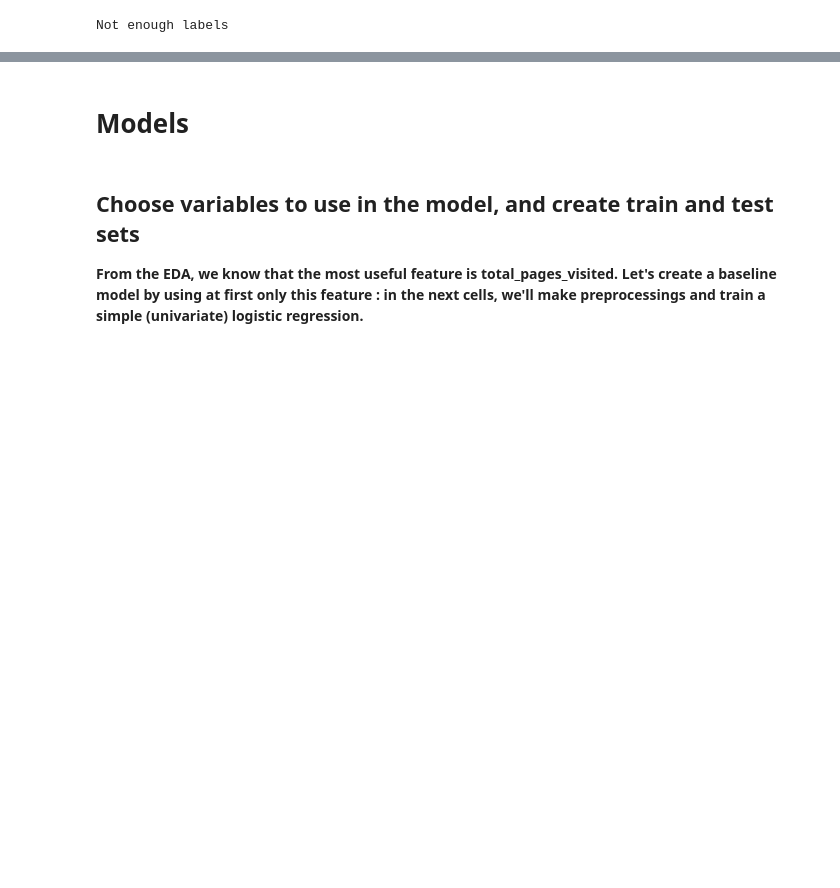
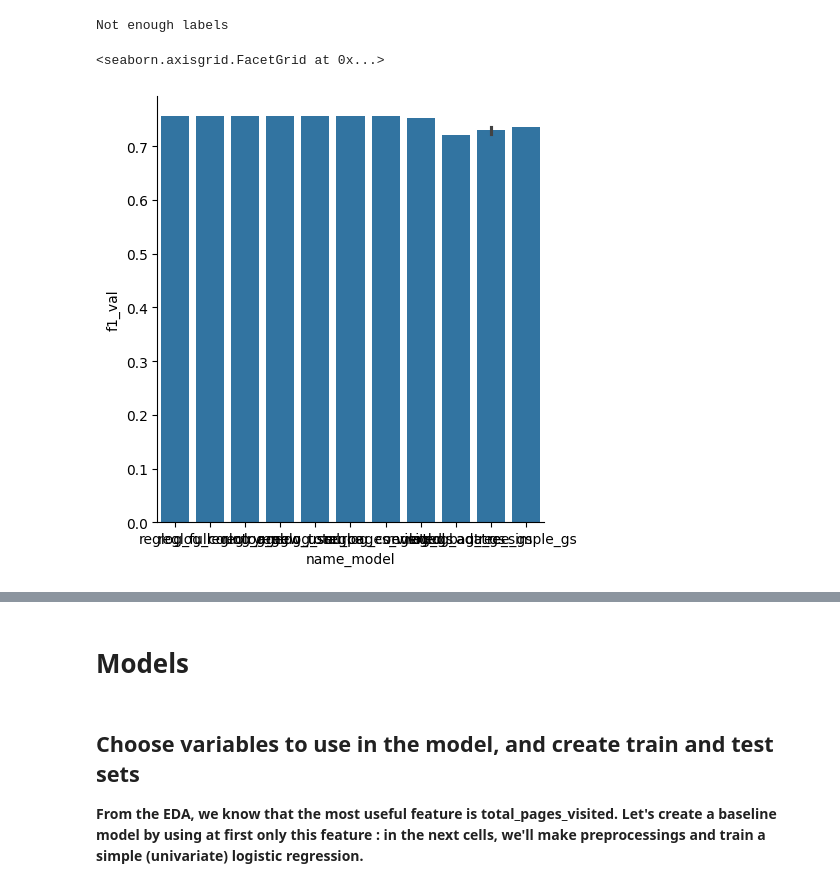
Before and after one commit to kumquat42/202311_jedha_Bloc3_ML_challenge, a Jupyter notebook: 202311_jedha_bloc3_ML_challenge.ipynb, the cells around one changed output, grey strips where cells are left out. Cells and saved outputs as stored; diff of their text form; code cells hidden in the pictures; blank space fills up the shorter version.

```diff
--- a/202311_jedha_bloc3_ML_challenge.ipynb
+++ b/202311_jedha_bloc3_ML_challenge.ipynb
@@ -755 +771,6 @@ print(parametres_tree)
+# %%
+sns.catplot(x = final_scoring['name_model'], y = final_scoring['f1_val'], kind = 'bar')
+# %% [output]
+<seaborn.axisgrid.FacetGrid at 0x...>
+[figure, added]
 # %%
```
Also changed, not shown: parts of 7 cells of this notebook, 6 other files.
